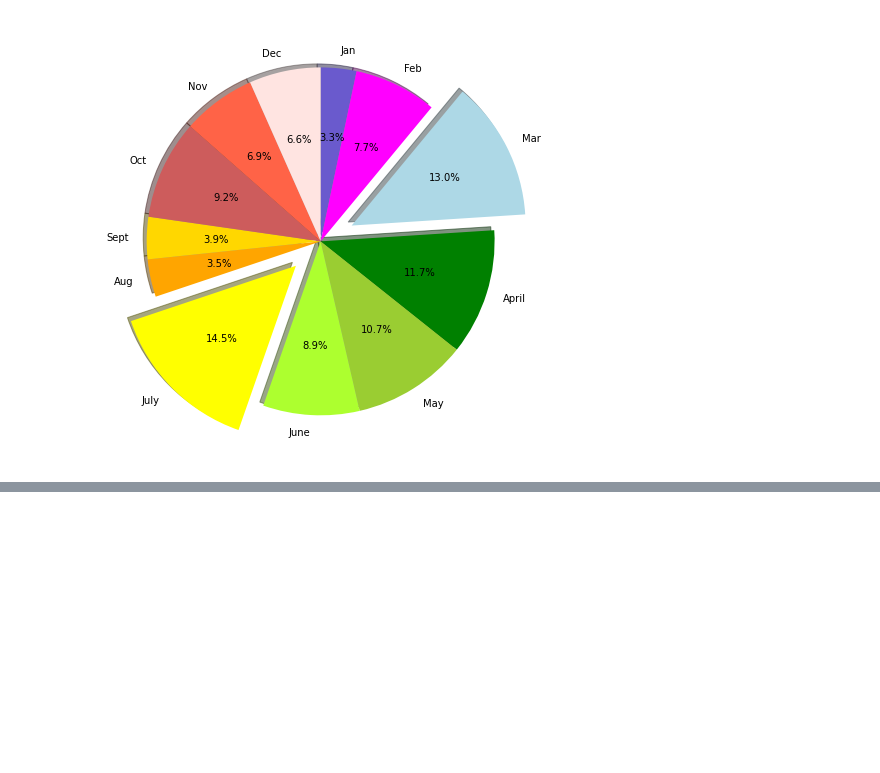
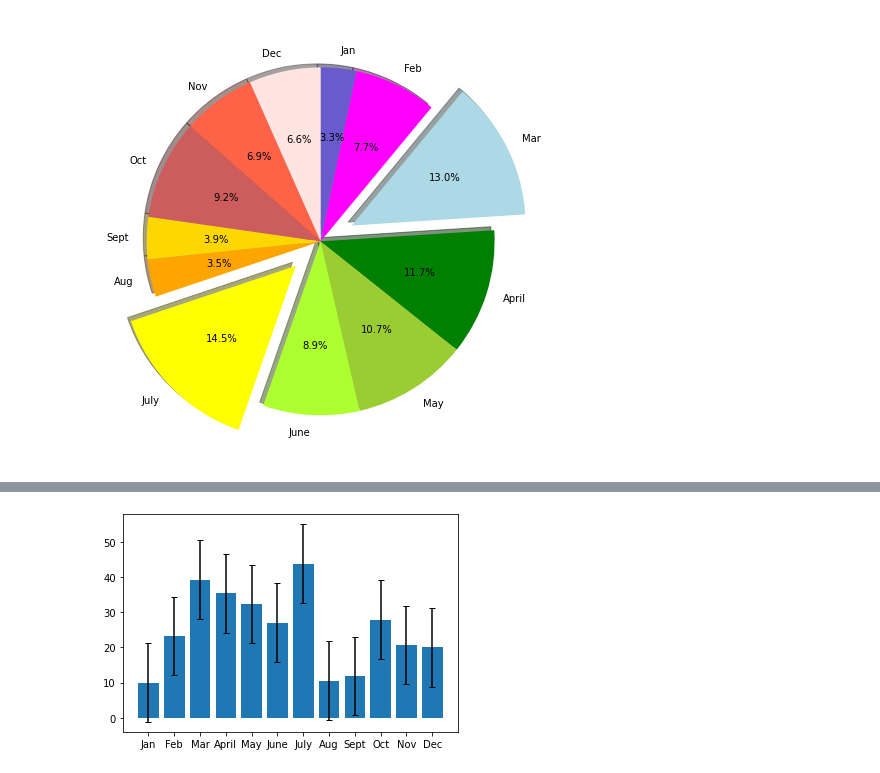
Before and after one commit to boyerjason700/PyBer, a Jupyter notebook: matplotlib_practice.ipynb, the cells around one changed output, grey strips where cells are left out. Drawn from its saved outputs; the diff is of its cells as text; code cells hidden in the pictures; blank space fills up the shorter version.

```diff
--- a/matplotlib_practice.ipynb
+++ b/matplotlib_practice.ipynb
@@ -275,0 +338,6 @@ plt.show()
+# %%
+fig, ax = plt.subplots()
+ax.bar(x_axis, y_axis, yerr=stdev, capsize=3)
+plt.show()
+# %% [output]
+[figure, added]
```
Also changed, not shown: parts of 9 cells of this notebook, 3 other files.
